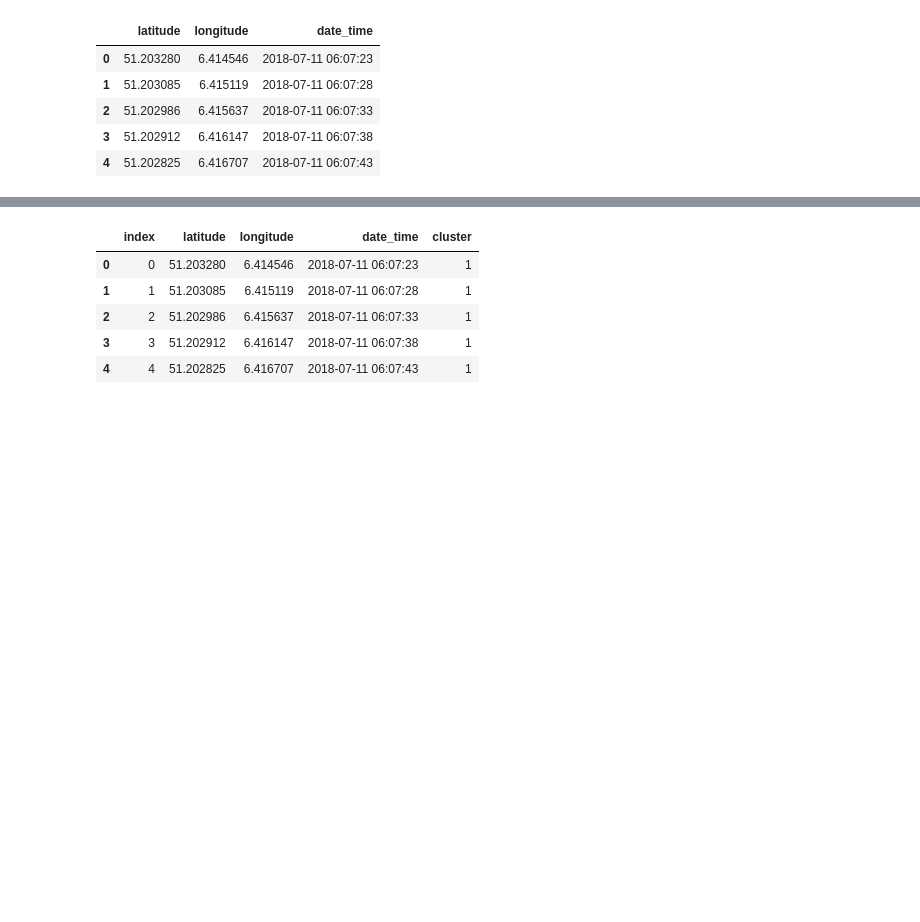
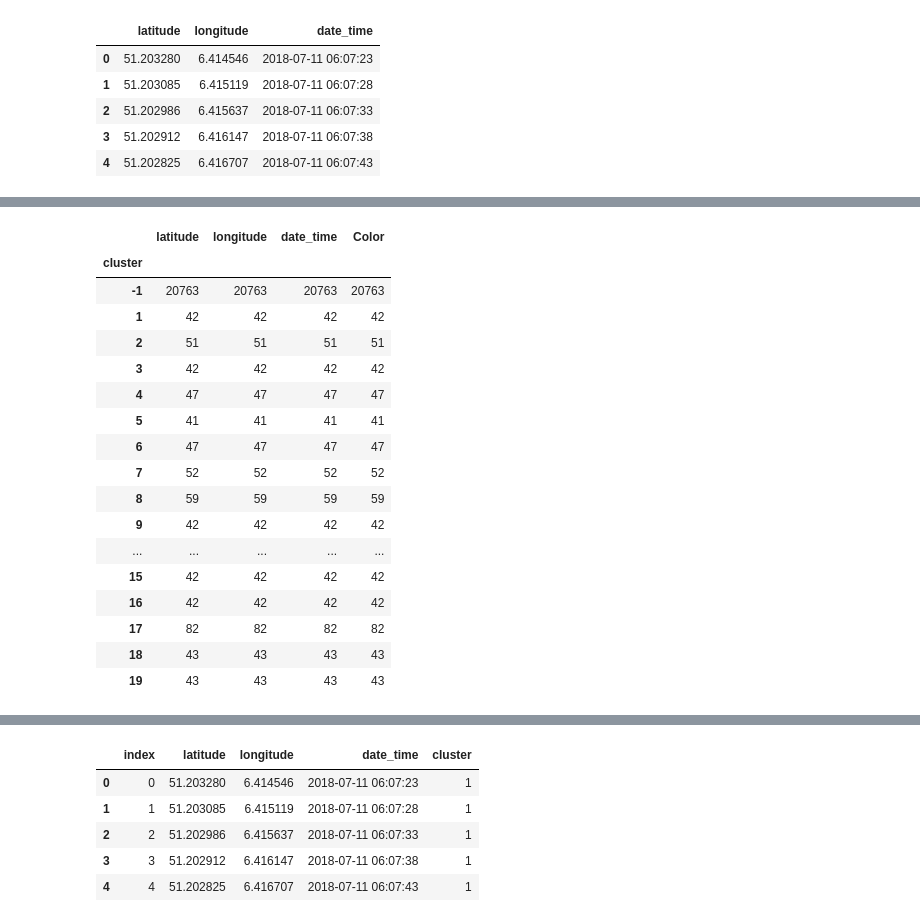
Before and after one commit to enviroCar/envirocar-py, a Jupyter notebook: examples/st_dbsscan_gitAtila.ipynb, the cells around one changed output, grey strips where cells are left out. Cells and saved outputs as stored; diff of their text form; code cells hidden in the pictures; blank space fills up the shorter version.

```diff
--- a/examples/st_dbsscan_gitAtila.ipynb
+++ b/examples/st_dbsscan_gitAtila.ipynb
@@ -153,0 +155,21 @@ Wall time: 3min 34s
+# %%
+df_clustering.groupby(['cluster']).count()
+# %% [output]
+|  | latitude | longitude | date_time | Color |
+| cluster |  |  |  |  |
+| -1 | 20763 | 20763 | 20763 | 20763 |
+| 1 | 42 | 42 | 42 | 42 |
+| 2 | 51 | 51 | 51 | 51 |
+| 3 | 42 | 42 | 42 | 42 |
+| 4 | 47 | 47 | 47 | 47 |
+| 5 | 41 | 41 | 41 | 41 |
+| 6 | 47 | 47 | 47 | 47 |
+| 7 | 52 | 52 | 52 | 52 |
+| 8 | 59 | 59 | 59 | 59 |
+| 9 | 42 | 42 | 42 | 42 |
+| ... | ... | ... | ... | ... |
+| 15 | 42 | 42 | 42 | 42 |
+| 16 | 42 | 42 | 42 | 42 |
+| 17 | 82 | 82 | 82 | 82 |
+| 18 | 43 | 43 | 43 | 43 |
+| 19 | 43 | 43 | 43 | 43 |
```
Also changed, not shown: parts of 9 cells of this notebook, 1 other file.
